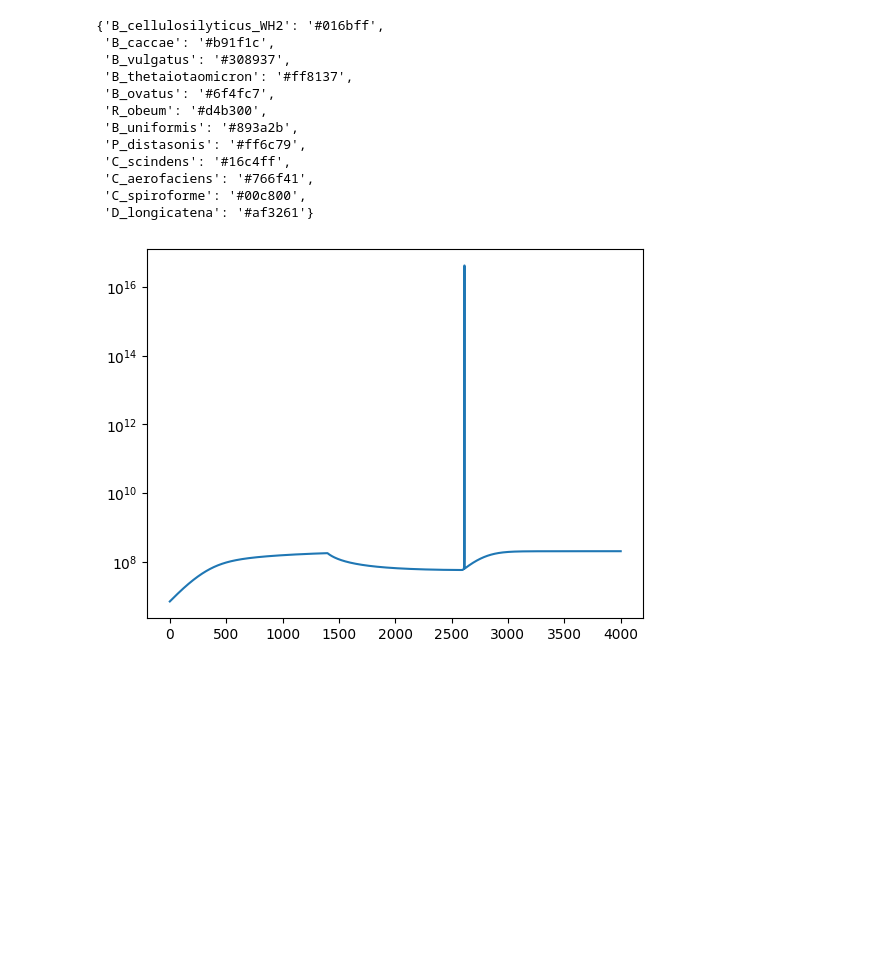
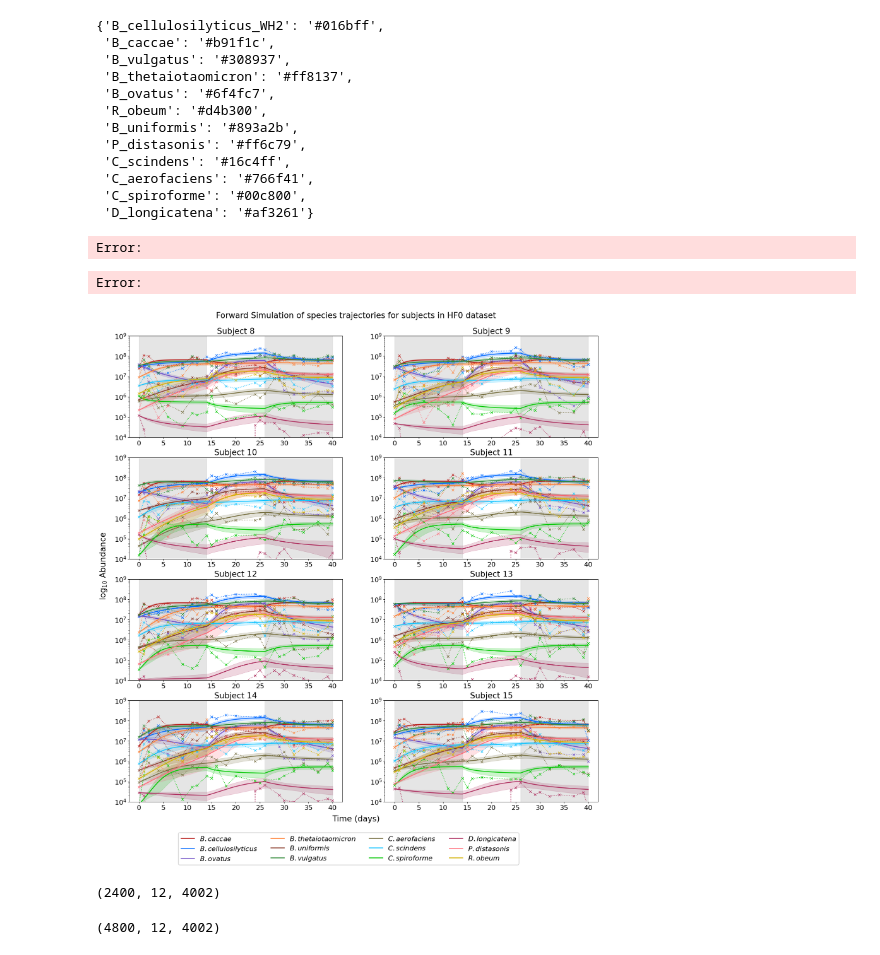
Before and after one commit to alejandrocs98/masters-thesis, a Jupyter notebook: ecological-modeling/plot_forward_sims.ipynb, the cells around one changed output. Cells and saved outputs as stored; diff of their text form; code cells hidden in the pictures; blank space fills up the shorter version.

Commit message:
forward simulate visualizations

```diff
--- a/ecological-modeling/plot_forward_sims.ipynb
+++ b/ecological-modeling/plot_forward_sims.ipynb
@@ -67,3 +67,10 @@ taxa_color
  'C_aerofaciens': '#766f41',
  'C_spiroforme': '#00c800',
  'D_longicatena': '#af3261'}
+# %%
+def filter_sims(x):
+    for i in range(x.shape[0]):
+        for j in range(x.shape[1]):
+            if (x[i,j].max() > 1e10) | (x[i,j].min() < 1e3):
+                x[i,j] = np.nan
+    return x
@@ -70,2 +139,13 @@ taxa_color
+# %%
+plot_forward_sims_by_ind(dataset='LF0', taxa2plot='all', true_data=True, filt_data=False, save=False)
+plt.show()
+# %% [output]
+Error:
+Error:
+# %%
+plot_forward_sims_by_ind(dataset='HF0', taxa2plot='all', true_data=True, filt_data=False, save=False)
+plt.show()
+# %% [output]
+[figure, added]
 # %%
 a = np.load(f'mcnulty-results/LF0/forward-simulate/Subject_1/fwsim.npy')
@@ -72,6 +153,10 @@ a = np.load(f'mcnulty-results/LF0/forward-simulate/Subject_1/fwsim.npy')
-# %%
-plt.plot(a.mean(axis=0)[1])
-plt.yscale('log')
-# %% [output]
-[figure, removed]
+# %%
+a.shape
+# %% [output]
+(2400, 12, 4002)
+# %%
+c = np.concatenate([a,b])
+c.shape
+# %% [output]
+(4800, 12, 4002)
 # %%
```
Also changed, not shown: parts of 8 cells of this notebook, 2 other files.
